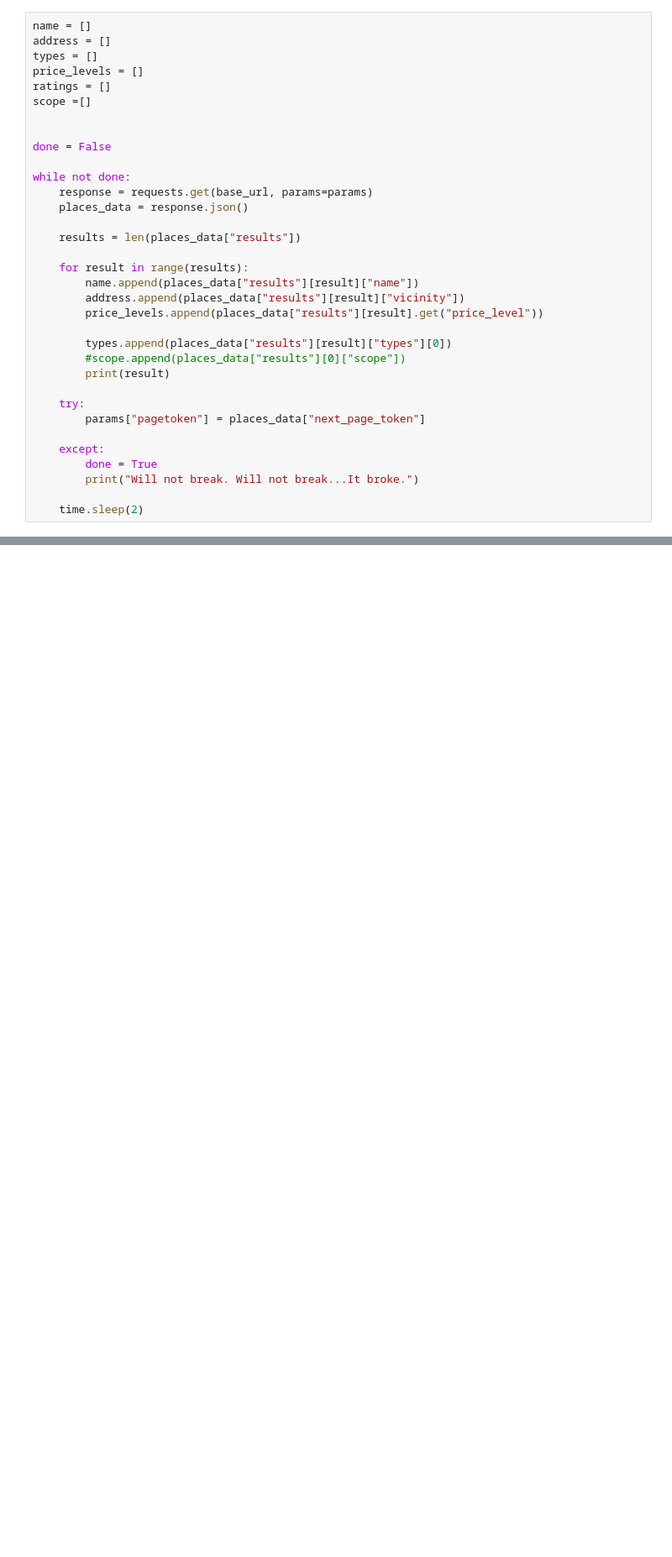
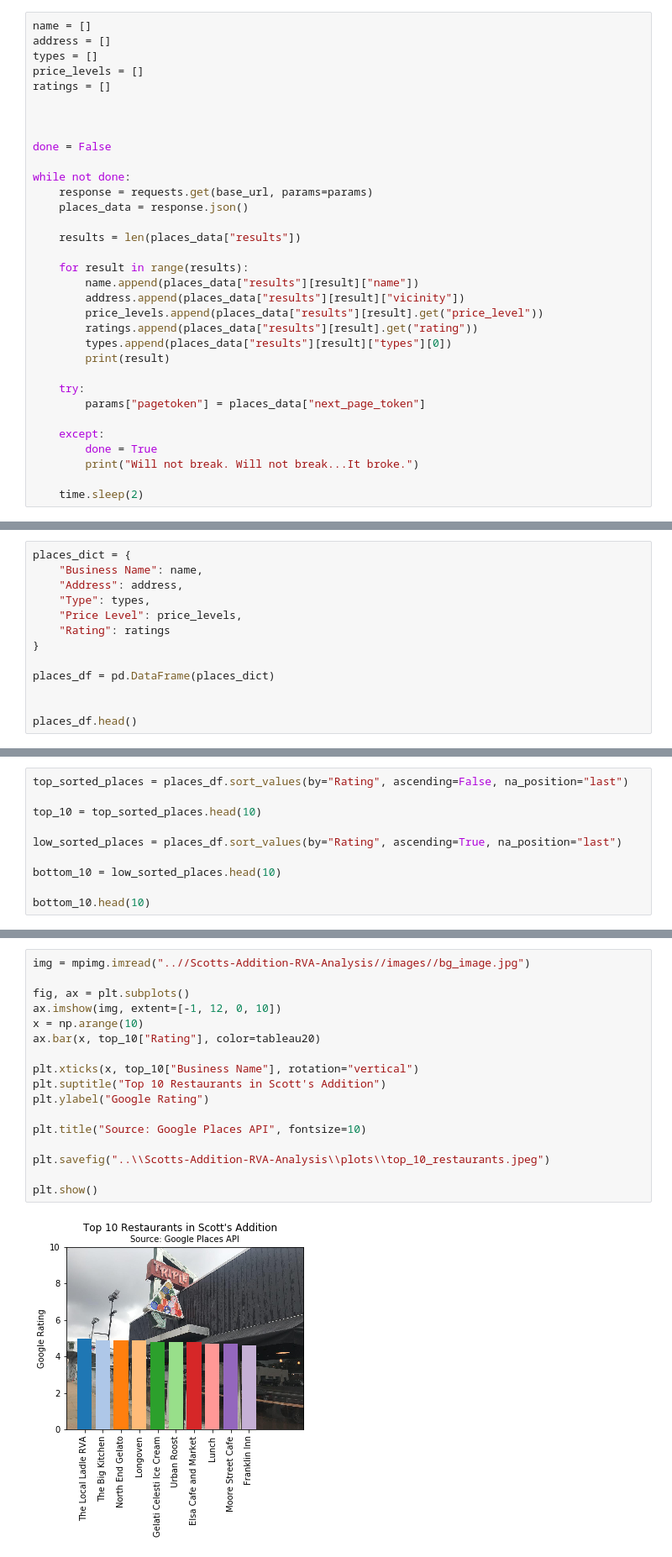
Before and after one commit to jackyhoover/Scotts-Addition-RVA-Analysis, a Jupyter notebook: Data Analysis - Neighborhood Makeup.ipynb, the cells around one changed output, grey strips where cells are left out. Shown: that part at 84% size. Drawn from its saved outputs; the diff is of its cells as text; blank space fills up the shorter version.

Commit message:
All code and plots completed

```diff
--- a/Data Analysis - Neighborhood Makeup.ipynb
+++ b/Data Analysis - Neighborhood Makeup.ipynb
@@ -52,7 +65,7 @@ address = []
 types = []
 price_levels = []
 ratings = []
-scope =[]
+
 
 
 done = False
@@ -67,9 +80,8 @@ while not done:
         name.append(places_data["results"][result]["name"])
         address.append(places_data["results"][result]["vicinity"])
         price_levels.append(places_data["results"][result].get("price_level"))
-
+        ratings.append(places_data["results"][result].get("rating"))
         types.append(places_data["results"][result]["types"][0])
-        #scope.append(places_data["results"][0]["scope"])
         print(result)
 
     try:
@@ -107,0 +113,13 @@ len(name)
+# %%
+places_dict = {
+    "Business Name": name,
+    "Address": address,
+    "Type": types,
+    "Price Level": price_levels,
+    "Rating": ratings
+}
+
+places_df = pd.DataFrame(places_dict)
+
+
+places_df.head()
@@ -107,0 +133,10 @@ len(name)
+# %%
+top_sorted_places = places_df.sort_values(by="Rating", ascending=False, na_position="last")
+
+top_10 = top_sorted_places.head(10)
+
+low_sorted_places = places_df.sort_values(by="Rating", ascending=True, na_position="last")
+
+bottom_10 = low_sorted_places.head(10)
+
+bottom_10.head(10)
@@ -107,0 +155,19 @@ len(name)
+# %%
+img = mpimg.imread("..//Scotts-Addition-RVA-Analysis//images//bg_image.jpg")
+
+fig, ax = plt.subplots()
+ax.imshow(img, extent=[-1, 12, 0, 10])
+x = np.arange(10)
+ax.bar(x, top_10["Rating"], color=tableau20)
+
+plt.xticks(x, top_10["Business Name"], rotation="vertical")
+plt.suptitle("Top 10 Restaurants in Scott's Addition")
+plt.ylabel("Google Rating")
+
+plt.title("Source: Google Places API", fontsize=10)
+
+plt.savefig("..\\Scotts-Addition-RVA-Analysis\\plots\\top_10_restaurants.jpeg")
+
+plt.show()
+# %% [output]
+[figure, added]
```
Also changed, not shown: parts of 9 cells of this notebook, 4 other files.
